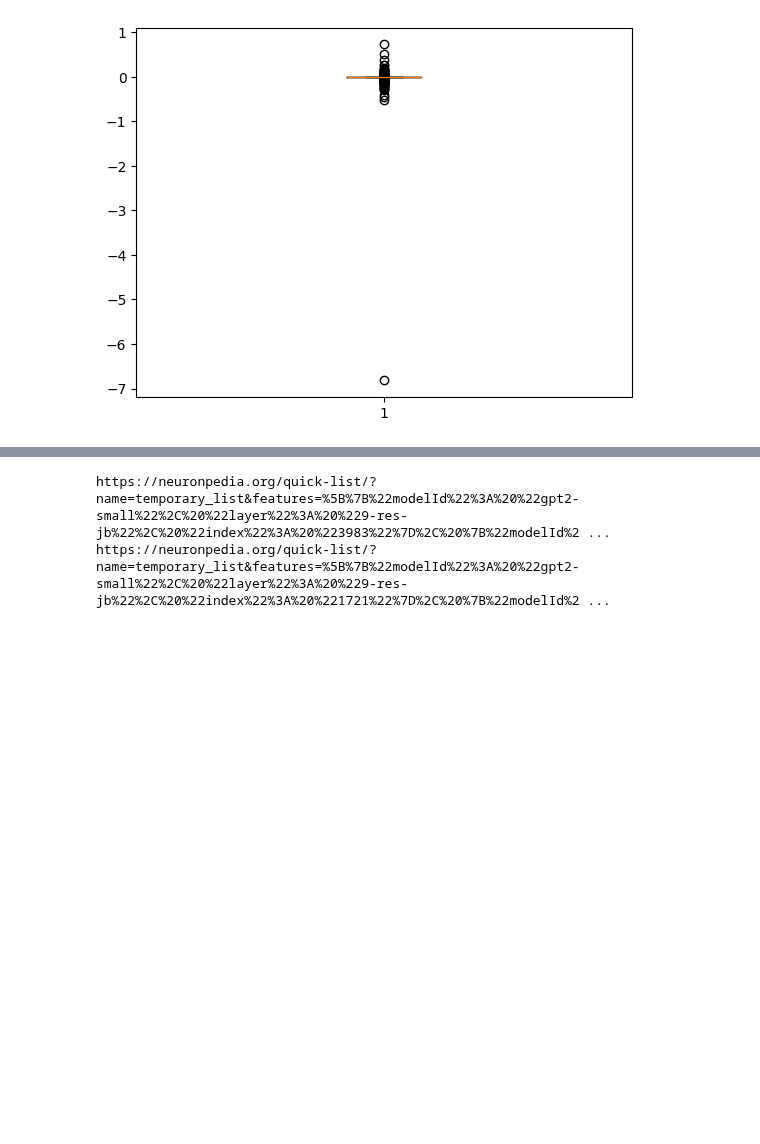
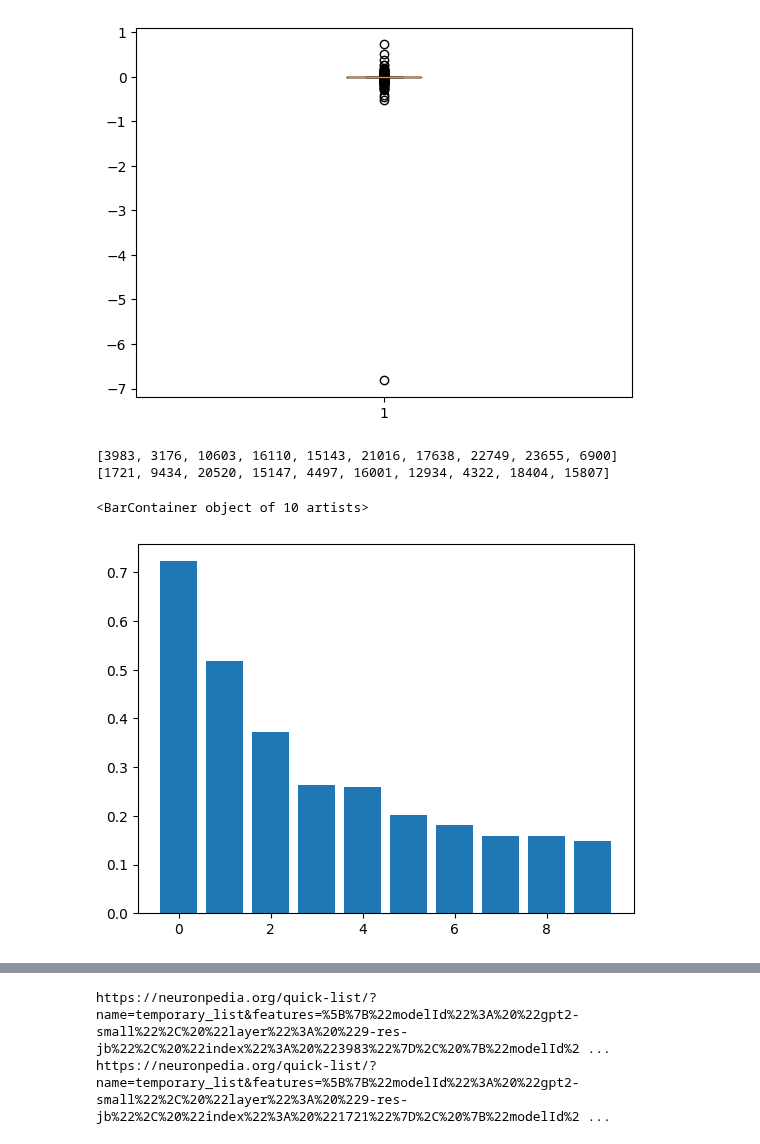
Before and after one commit to dtch1997/feature-lens, a Jupyter notebook: examples/walkthrough.ipynb, the cells around one changed output, grey strips where cells are left out. Cells and saved outputs as stored; diff of their text form; code cells hidden in the pictures; blank space fills up the shorter version.

```diff
--- a/examples/walkthrough.ipynb
+++ b/examples/walkthrough.ipynb
@@ -219,3 +230,15 @@ plt.show()
 [figure]
 # %%
 sae_down_topk, sae_down_botk = get_topk_and_botk_scores_and_features(ablated_delta)
+# %%
+print(sae_down_topk.features)
+print(sae_down_botk.features)
+# %% [output]
+[3983, 3176, 10603, 16110, 15143, 21016, 17638, 22749, 23655, 6900]
+[1721, 9434, 20520, 15147, 4497, 16001, 12934, 4322, 18404, 15807]
+# %%
+# Plot top 10 scores
+plt.bar(range(10), sae_down_topk.scores.detach().cpu().numpy())
+# %% [output]
+<BarContainer object of 10 artists>
+[figure, added]
```
Also changed, not shown: parts of 6 cells of this notebook, 1 other file.
